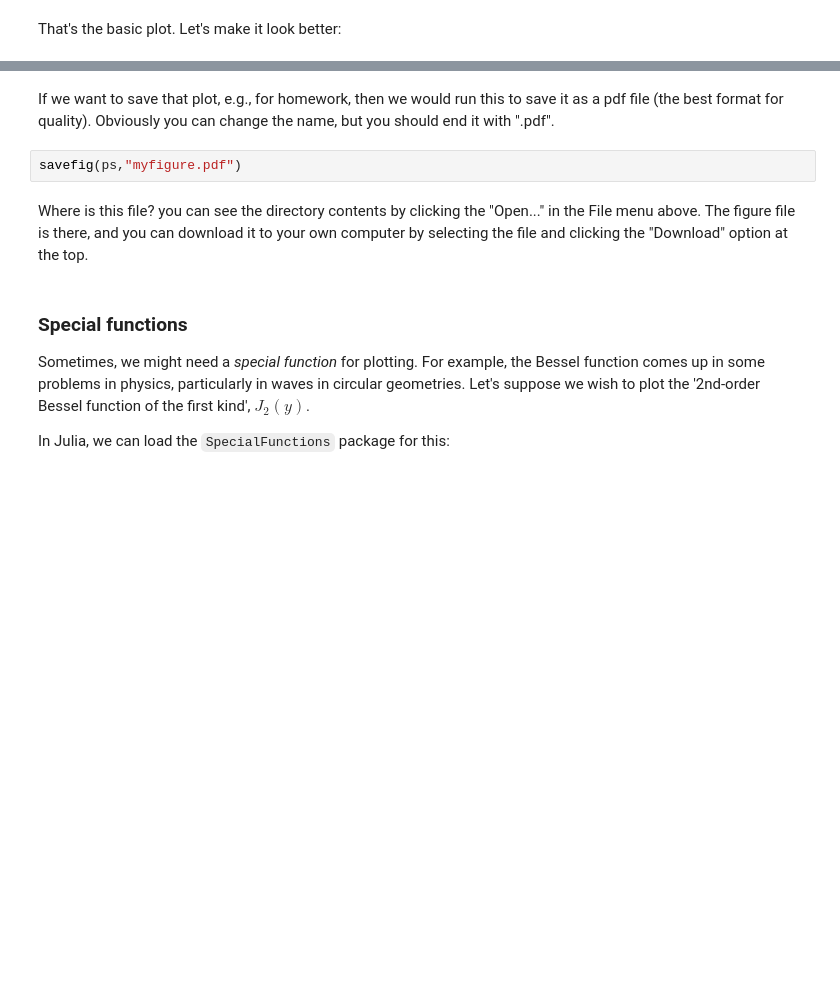
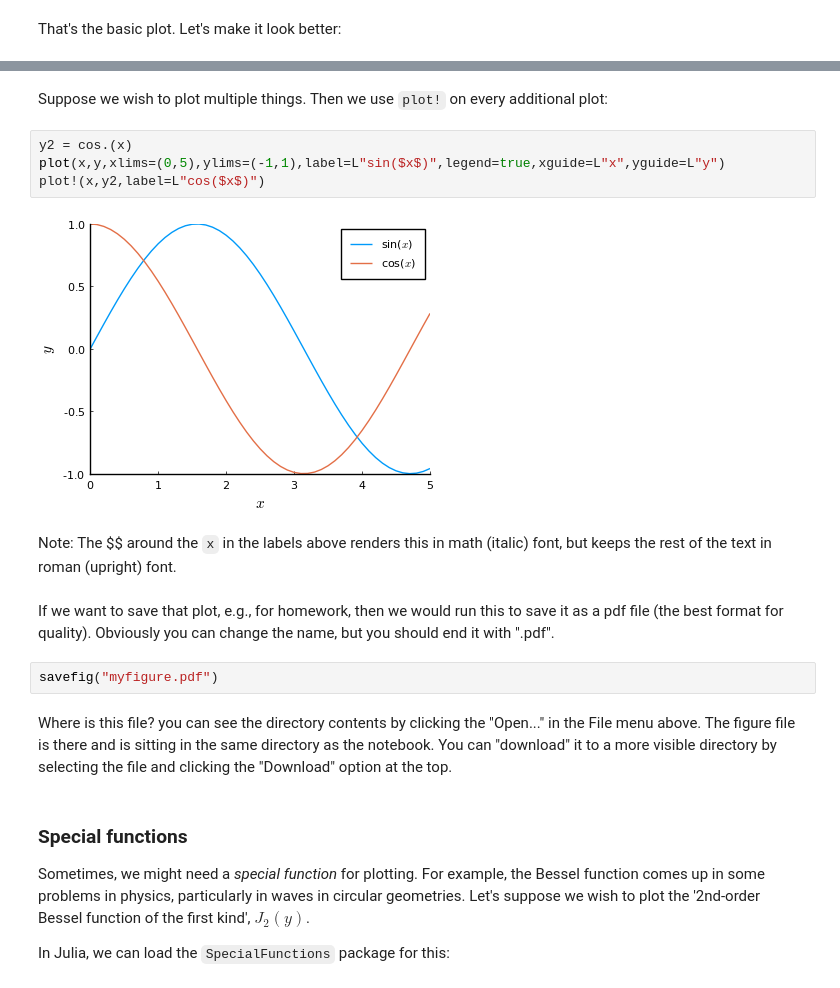
Before and after one commit to UCLAMAEThreads/MAE103, a Jupyter notebook: notebook/0.1-WelcomeToJulia.ipynb, the cells around one changed output, grey strips where cells are left out. Cells and saved outputs as stored; diff of their text form; blank space fills up the shorter version.

Commit message:
Some changes to 0.1 notebook

```diff
--- a/notebook/0.1-WelcomeToJulia.ipynb
+++ b/notebook/0.1-WelcomeToJulia.ipynb
@@ -85,13 +107,26 @@ ps = plot(x,y,xlims=(0,5),ylims=(-1,1),legend=false,xguide="x",yguide="y")
+# %% [markdown]
+Suppose we wish to plot multiple things. Then we use `plot!` on every additional
+plot:
+# %%
+y2 = cos.(x)
+plot(x,y,xlims=(0,5),ylims=(-1,1),label=L"sin($x$)",legend=true,xguide=L"x",yguide=L"y")
+plot!(x,y2,label=L"cos($x$)")
+# %% [output]
+[figure, added]
+# %% [markdown]
+Note: The $$ around the `x` in the labels above renders this in math (italic) font,
+but keeps the rest of the text in roman (upright) font.
 # %% [markdown]
 If we want to save that plot, e.g., for homework, then we would run this to save
 it as a pdf file (the best format for quality). Obviously you can change the name,
 but you should end it with ".pdf".
 # %%
-savefig(ps,"myfigure.pdf")
+savefig("myfigure.pdf")
 # %% [markdown]
 Where is this file? you can see the directory contents by clicking the "Open..."
-in the File menu above. The figure file is there, and you can download it to your
-own computer by selecting the file and clicking the "Download" option at the top.
+in the File menu above. The figure file is there and is sitting in the same
+directory as the notebook. You can "download" it to a more visible directory
+by selecting the file and clicking the "Download" option at the top.
 # %% [markdown]
 ### Special functions
 Sometimes, we might need a *special function* for plotting. For example, the
```
Also changed, not shown: parts of 11 cells of this notebook, 5 other files.
